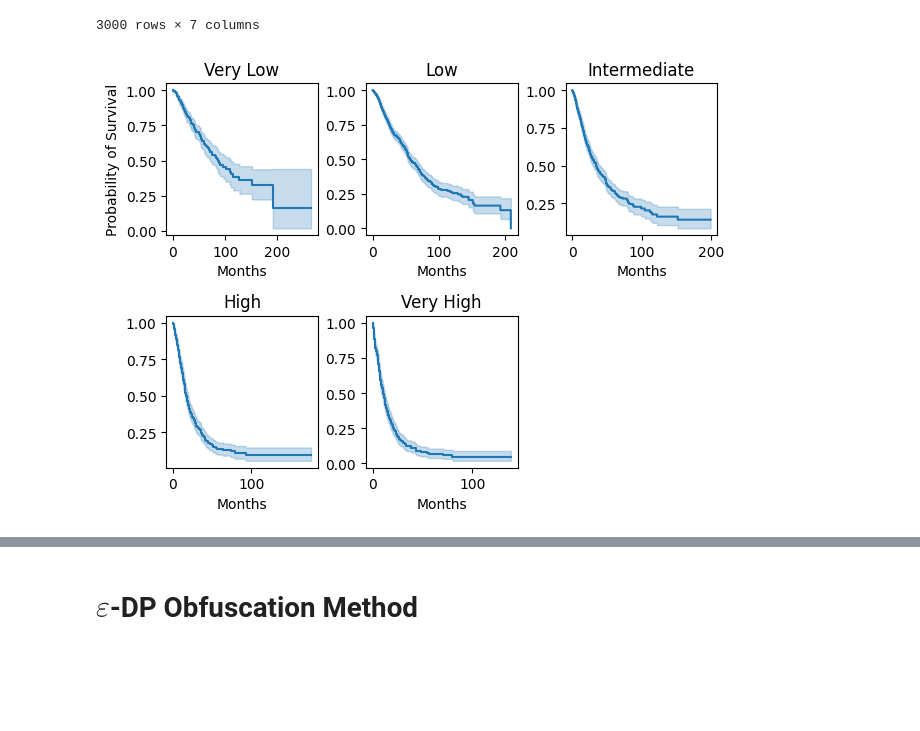
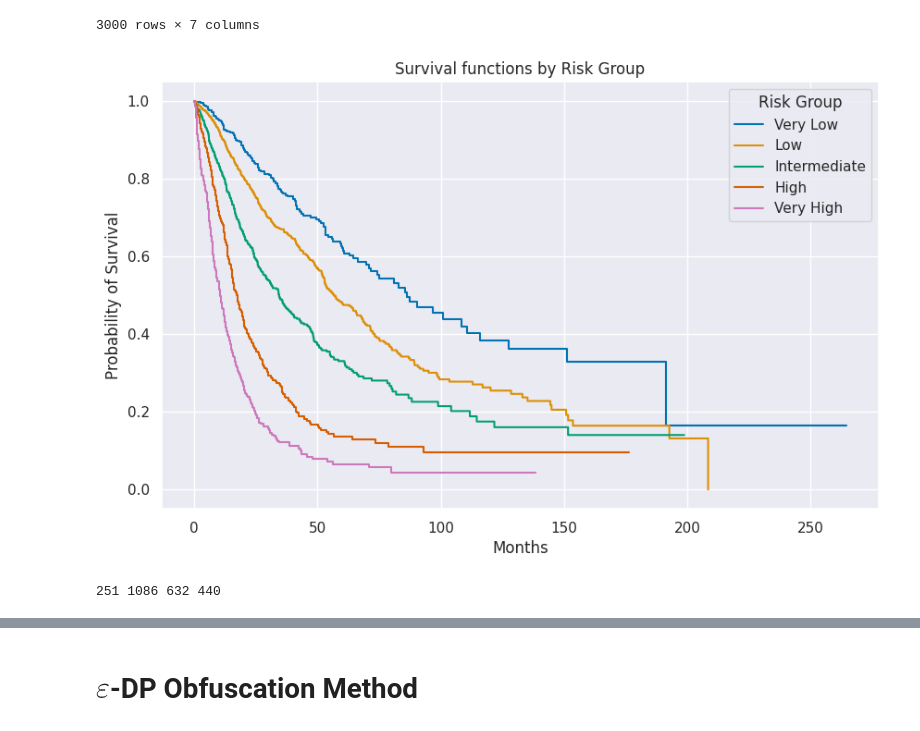
Before and after one commit to Kekkodf/DP-SurvAnalysis, a Jupyter notebook: src/main_old.ipynb, the cells around one changed output, grey strips where cells are left out. Saved outputs shown, nothing was run; the diff lists cells and outputs as text; code cells hidden in the pictures; blank space fills up the shorter version.

Commit message:
first results in terms of mean, variance & median

```diff
--- a/src/main_old.ipynb
+++ b/src/main_old.ipynb
@@ -7,5 +7,10 @@ import numpy.random as npr
 import random
 import os
 from lifelines import KaplanMeierFitter
+from lifelines.statistics import logrank_test
+
+sns.set_theme()
+sns.set_context("notebook")
+sns.set_palette("colorblind")
 # %%
 data_path = '../data/'
@@ -78,12 +16,0 @@ results.print_summary()
-# %%
-from lifelines.statistics import logrank_test
-from lifelines.datasets import load_waltons
-
-ix = df_two_class_survival['Class'] == 'Smoking'
-T_exp, E_exp = df_two_class_survival.loc[ix, 'Time (months)'], df_two_class_survival.loc[ix, 'Status']
-T_con, E_con = df_two_class_survival.loc[~ix, 'Time (months)'], df_two_class_survival.loc[~ix, 'Status']
-
-
-
-results = logrank_test(T_exp, T_con, event_observed_A=E_exp, event_observed_B=E_con)
-results.print_summary()
@@ -144,20 +77,30 @@ kmf = KaplanMeierFitter()
 T = df_multiclass_survival['Time (months)']
 E = df_multiclass_survival['Status']
 # %%
+kmf = KaplanMeierFitter()
+
+# Get the unique risk groups
 risks_types = df_multiclass_survival['Risk Group'].unique()
 
-for i, risk_type in enumerate(risks_types):
-    ax = plt.subplot(2, 3, i + 1)
+# Prepare the plot
+plt.figure(figsize=(10, 6))  # Set a figure size
 
+# Loop through each risk group
+for risk_type in risks_types:
+    # Select data for the current risk group
     ix = df_multiclass_survival['Risk Group'] == risk_type
+    # Fit the Kaplan-Meier model
     kmf.fit(T[ix], E[ix], label=risk_type)
-    kmf.plot_survival_function(ax=ax, legend=False)
+    # Plot the survival function for the current group
+    kmf.plot_survival_function(ci_show=False)
 
-    plt.title(risk_type)
-    plt.xlabel('Months')
-    if i==0:
-        plt.ylabel('Probability of Survival')
+# Customize the plot
+plt.title('Survival functions by Risk Group')
+plt.xlabel('Months')
+plt.ylabel('Probability of Survival')
+plt.legend(title='Risk Group')
 
-plt.tight_layout()
+# Show the plot
+plt.show()
 # %% [output]
-[figure, old version]
+[figure, new version]
@@ -163,0 +118,18 @@ plt.tight_layout()
+# %%
+for i in [df_bladder, df_breast, df_melanoma, df_thyroid]:
+    i['Status'] = i['Status'].map({'censored': 0, 'deceased': 1})
+
+# Add a column with the risk group to each of the dataframes
+df_bladder['Cancer Group'] = 'Bladder'
+df_breast['Cancer Group'] = 'Breast'
+df_melanoma['Cancer Group'] = 'Melanoma'
+df_thyroid['Cancer Group'] = 'Thyroid'
+
+#print the leght of each dataframe
+print(len(df_bladder), len(df_breast), len(df_melanoma), len(df_thyroid))
+
+
+# Concatenate the dataframes
+df_multiclass_survival = pd.concat([df_bladder, df_breast, df_melanoma, df_thyroid])
+# %% [output]
+251 1086 632 440
```
Also changed, not shown: parts of 19 cells of this notebook, 5 other files.
